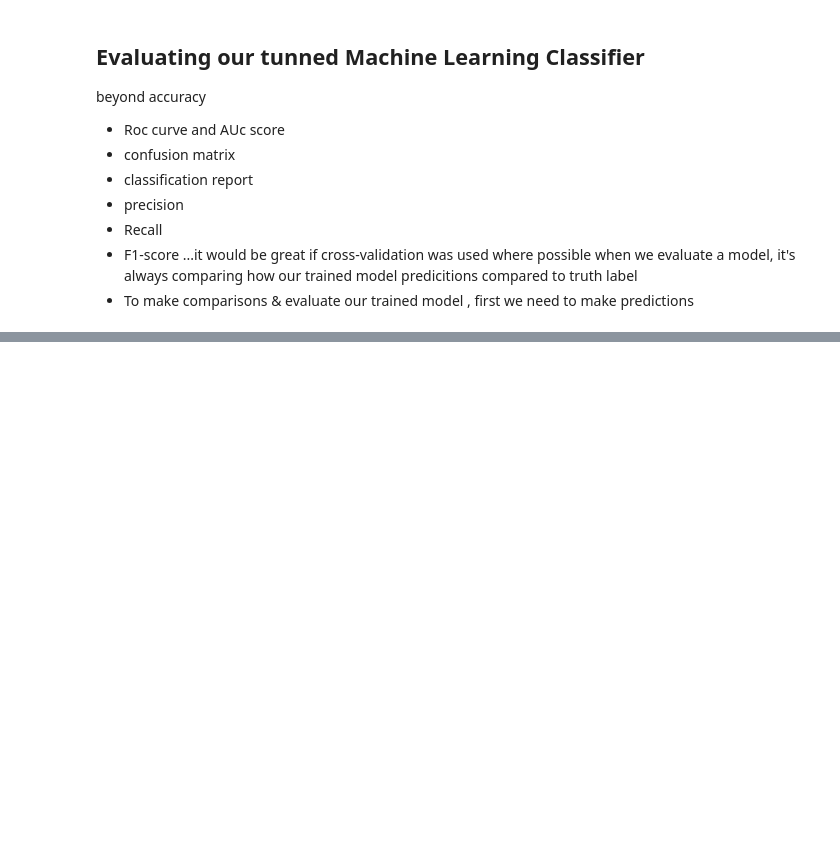
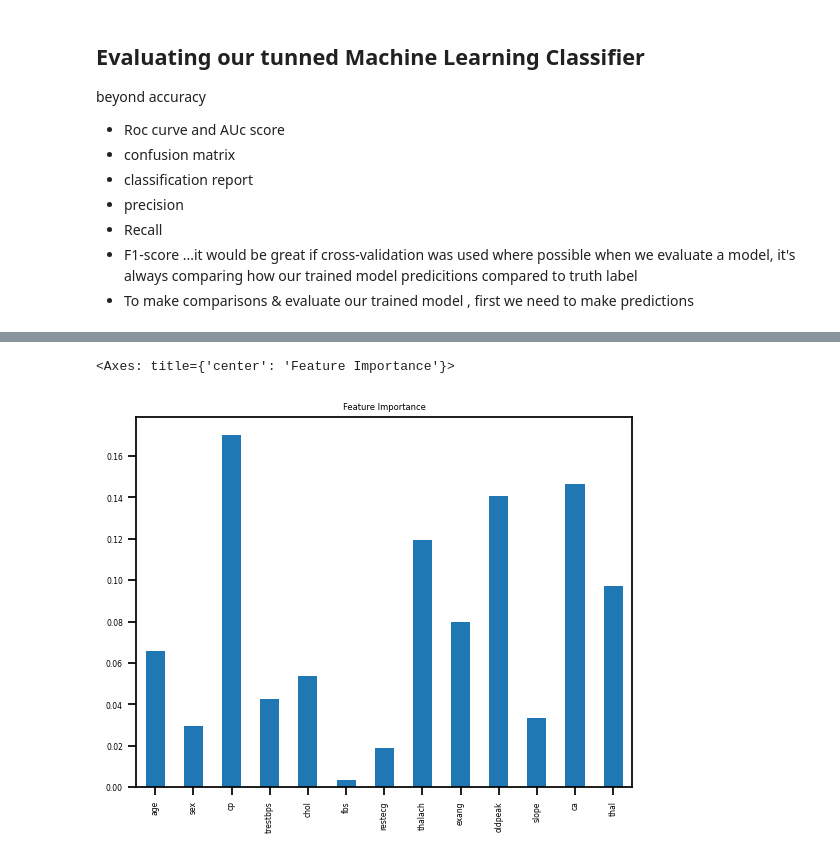
Before and after one commit to Kidist-c/Heart-Disease-ml-project, a Jupyter notebook: Notebooks/heart-disease.ipynb, the cells around one changed output, grey strips where cells are left out. Saved outputs shown, nothing was run; the diff lists cells and outputs as text; code cells hidden in the pictures; blank space fills up the shorter version.

Commit message:
found the feature importance

```diff
--- a/Notebooks/heart-disease.ipynb
+++ b/Notebooks/heart-disease.ipynb
@@ -578,0 +581,6 @@ cross_results=cross_val(clf,X,Y,metrics)
+# %%
+# fit an instacnce of RandomForets
+clf.fit(x_train,y_train)
+# get importance Value
+importances = clf.feature_importances_
+importances
@@ -578,0 +591,4 @@ cross_results=cross_val(clf,X,Y,metrics)
+# %%
+# match feature imporatnce with to columns
+feature_dict=dict(zip(df.columns,list(clf.feature_importances_)))
+feature_dict
@@ -578,0 +609,6 @@ cross_results=cross_val(clf,X,Y,metrics)
+# %%
+feature_df=pd.DataFrame(feature_dict,index=[0])
+feature_df.T.plot.bar(title='Feature Importance',legend=False)
+# %% [output]
+<Axes: title={'center': 'Feature Importance'}>
+[figure, added]
```
Also changed, not shown: parts of 19 cells of this notebook.
